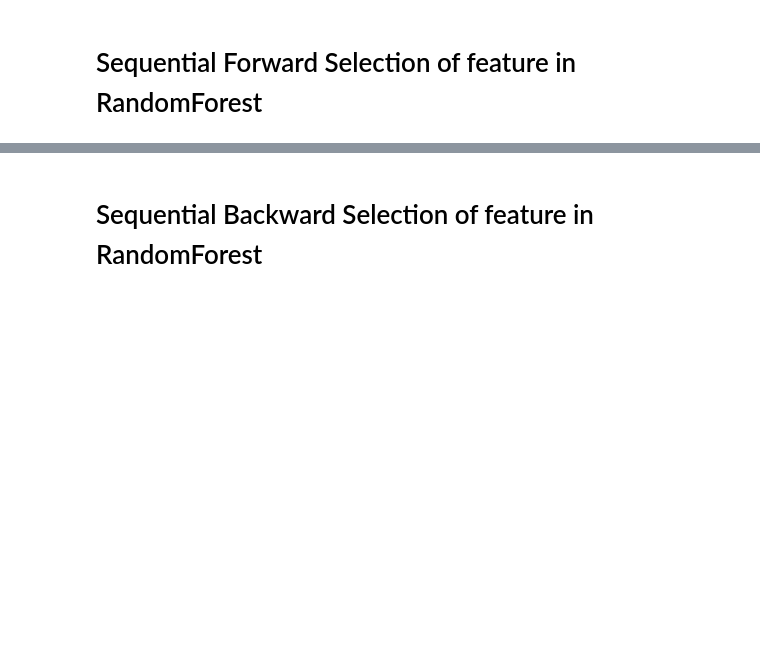
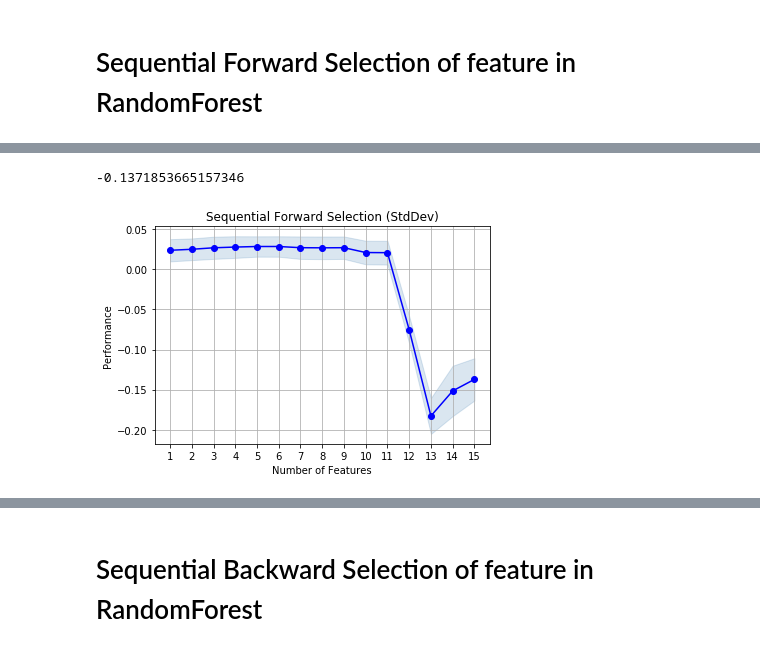
Before and after one commit to neuadsteam7/adsteam7, a Jupyter notebook: Machine_Learning_Energy_Dataset/code/Assignment_2_FS.ipynb, the cells around one changed output, grey strips where cells are left out. Drawn from its saved outputs; the diff is of its cells as text; code cells hidden in the pictures; blank space fills up the shorter version.

```diff
--- a/Machine_Learning_Energy_Dataset/code/Assignment_2_FS.ipynb
+++ b/Machine_Learning_Energy_Dataset/code/Assignment_2_FS.ipynb
@@ -46,6 +48,9 @@ X_train = train.iloc[:,:len(train.columns)-1]
 y_train = train.iloc[:,len(train.columns)-1]
 X_test = test.iloc[:,:len(test.columns)-1]
 y_test = test.iloc[:,len(test.columns)-1]
+# %%
+X = Data.iloc[:,1:len(Data.columns)]
+Y = Data.iloc[:,0]
 # %% [markdown]
 # Sequential Forward Selection of feature in RandomForest
 # %%
@@ -80,0 +103,11 @@ sfs1.subsets_
+# %%
+sfs1.k_score_
+# %% [output]
+-0.1371853665157346
+# %%
+fig = plot_sfs(sfs1.get_metric_dict(), kind='std_err')
+plt.title('Sequential Forward Selection (StdDev)')
+plt.grid()
+plt.show()
+# %% [output]
+[figure, added]
```
Also changed, not shown: parts of 38 cells of this notebook, 4 other files.
